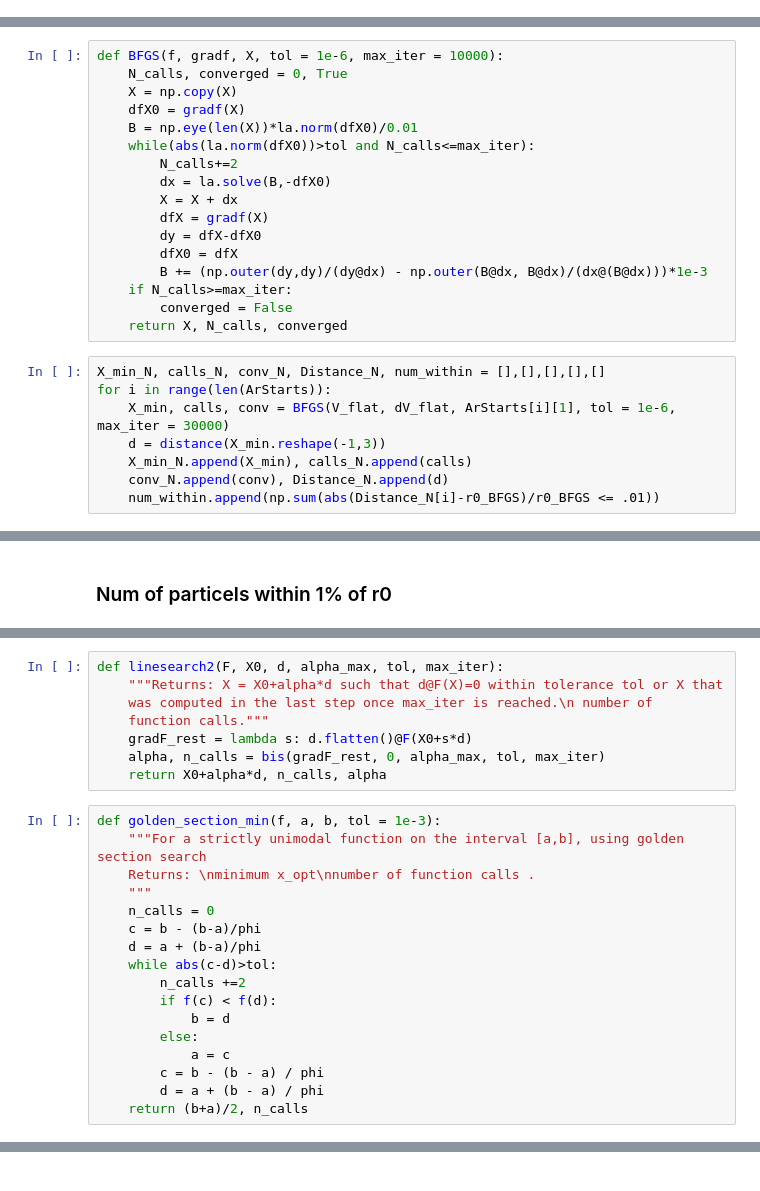
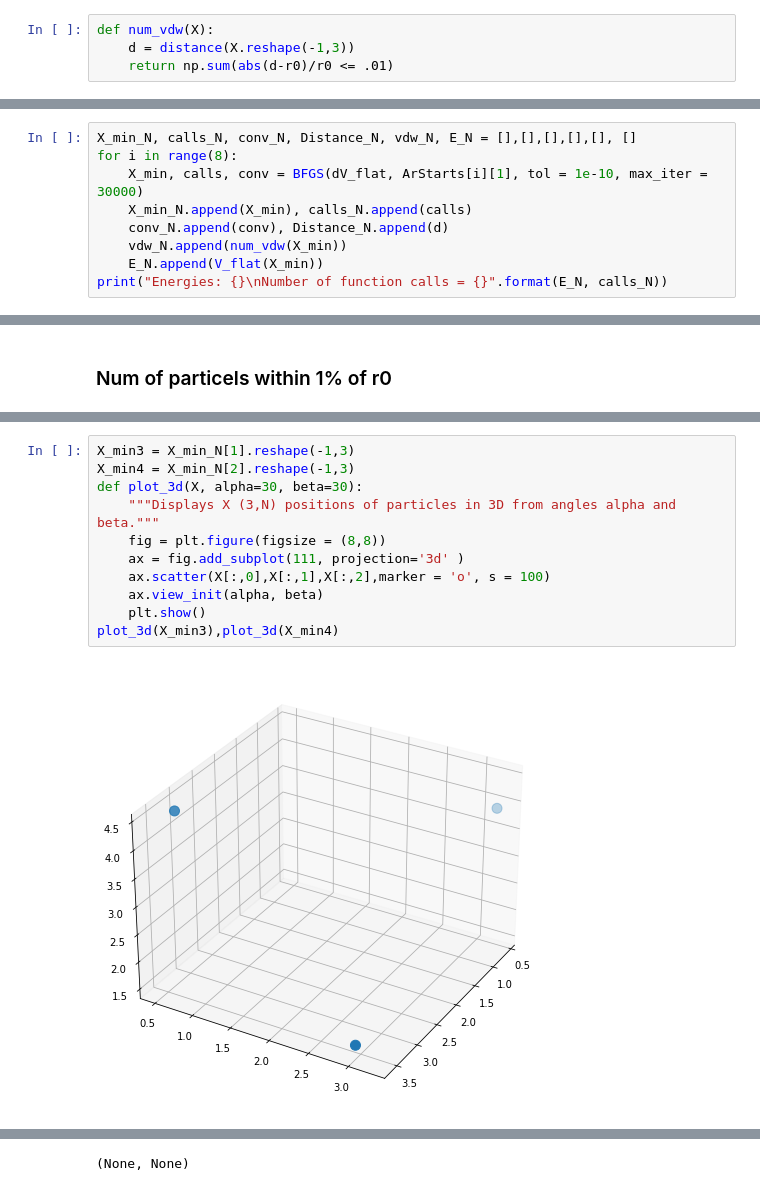
Before and after one commit to Kiril94/SC_Proj, a Jupyter notebook: Proj3/Proj3.ipynb, the cells around one changed output, grey strips where cells are left out. Saved outputs shown, nothing was run; the diff lists cells and outputs as text.

```diff
--- a/Proj3/Proj3.ipynb
+++ b/Proj3/Proj3.ipynb
@@ -283,32 +308,20 @@ x,_,_ = BFGS(ftest,dftest, x0,1e-5,1)
 # %% [markdown]
 # i. N-particle system
+# %%
+def num_vdw(X):
+    d = distance(X.reshape(-1,3))
+    return np.sum(abs(d-r0)/r0 <= .01)
 # %%
 ArStarts = []
 for key, value in ArStart.items():
     temp = [key,value]
     ArStarts.append(temp)
-# %%
-def BFGS(f, gradf, X, tol = 1e-6, max_iter = 10000):
-    N_calls, converged = 0, True
-    X = np.copy(X)
-    dfX0 = gradf(X)
-    B = np.eye(len(X))*la.norm(dfX0)/0.01
-    while(abs(la.norm(dfX0))>tol and N_calls<=max_iter):
-        N_calls+=2
-        dx = la.solve(B,-dfX0)
-        X = X + dx
-        dfX = gradf(X)
-        dy = dfX-dfX0
-        dfX0 = dfX
-        B += (np.outer(dy,dy)/(dy@dx) - np.outer(B@dx, B@dx)/(dx@(B@dx)))*1e-3
-    if N_calls>=max_iter:
-        converged = False
-    return X, N_calls, converged
 # %%
-X_min_N, calls_N, conv_N, Distance_N, num_within = [],[],[],[],[]
-for i in range(len(ArStarts)):
-    X_min, calls, conv = BFGS(V_flat, dV_flat, ArStarts[i][1], tol = 1e-6, max_iter = 30000)
-    d = distance(X_min.reshape(-1,3))
+X_min_N, calls_N, conv_N, Distance_N, vdw_N, E_N = [],[],[],[],[], []
+for i in range(8):
+    X_min, calls, conv = BFGS(dV_flat, ArStarts[i][1], tol = 1e-10, max_iter = 30000)
     X_min_N.append(X_min), calls_N.append(calls)
     conv_N.append(conv), Distance_N.append(d)
-    num_within.append(np.sum(abs(Distance_N[i]-r0_BFGS)/r0_BFGS <= .01))
+    vdw_N.append(num_vdw(X_min))
+    E_N.append(V_flat(X_min))
+print("Energies: {}\nNumber of function calls = {}".format(E_N, calls_N))
@@ -343,25 +339,13 @@ plt.show()
-# %%
-def linesearch2(F, X0, d, alpha_max, tol, max_iter):
-    """Returns: X = X0+alpha*d such that d@F(X)=0 within tolerance tol or X that
-    was computed in the last step once max_iter is reached.\n number of
-    function calls."""
-    gradF_rest = lambda s: d.flatten()@F(X0+s*d)
-    alpha, n_calls = bis(gradF_rest, 0, alpha_max, tol, max_iter)
-    return X0+alpha*d, n_calls, alpha
-# %%
-def golden_section_min(f, a, b, tol = 1e-3):
-    """For a strictly unimodal function on the interval [a,b], using golden section search
-    Returns: \nminimum x_opt\nnumber of function calls .
-    """
-    n_calls = 0
-    c = b - (b-a)/phi
-    d = a + (b-a)/phi
-    while abs(c-d)>tol:
-        n_calls +=2
-        if f(c) < f(d):
-            b = d
-        else:
-            a = c
-        c = b - (b - a) / phi
-        d = a + (b - a) / phi
-    return (b+a)/2, n_calls
+# %%
+X_min3 = X_min_N[1].reshape(-1,3)
+X_min4 = X_min_N[2].reshape(-1,3)
+def plot_3d(X, alpha=30, beta=30):
+    """Displays X (3,N) positions of particles in 3D from angles alpha and beta."""
+    fig = plt.figure(figsize = (8,8))
+    ax = fig.add_subplot(111, projection='3d' )
+    ax.scatter(X[:,0],X[:,1],X[:,2],marker = 'o', s = 100)
+    ax.view_init(alpha, beta)
+    plt.show()
+plot_3d(X_min3),plot_3d(X_min4)
+# %% [output]
+[figure, added]
@@ -367,0 +353 @@ def golden_section_min(f, a, b, tol = 1e-3):
+(None, None)
```
Also changed, not shown: parts of 47 cells of this notebook, 1 other file.
